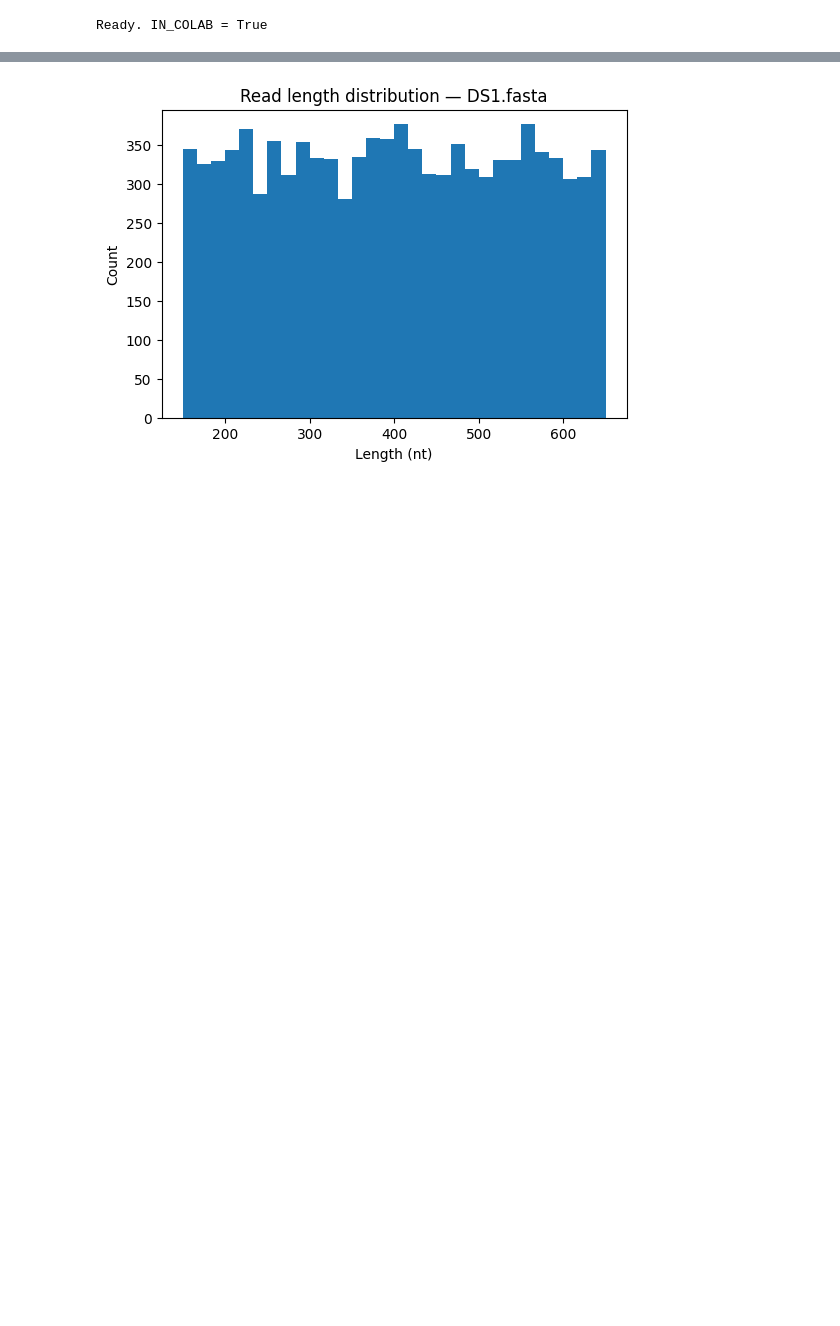
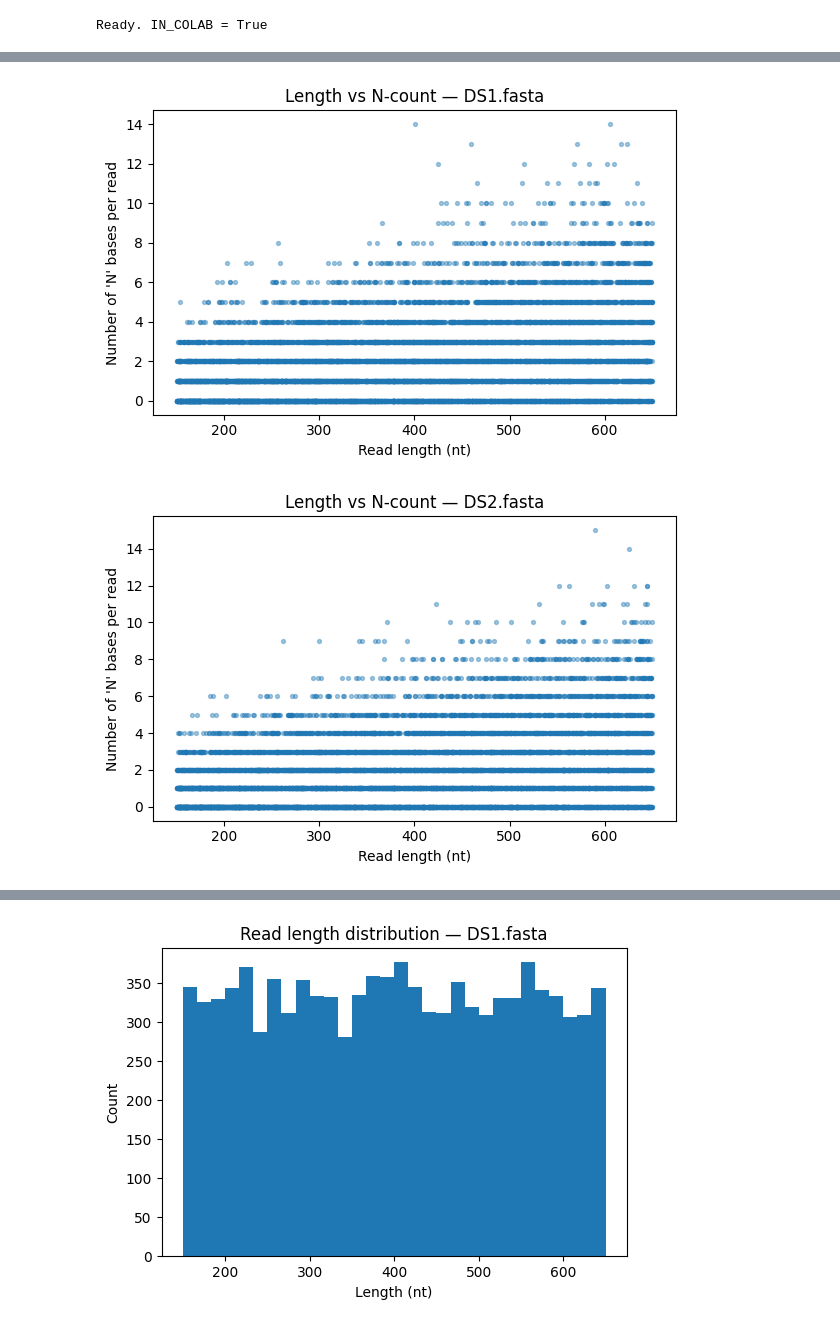
Before and after one commit to svetlanama/experimental_design_and_data_reproducibility, a Jupyter notebook: _Svitlana_Surname_Practical2_identifier.ipynb, the cells around one changed output, grey strips where cells are left out. Saved outputs shown, nothing was run; the diff lists cells and outputs as text; code cells hidden in the pictures; blank space fills up the shorter version.

```diff
--- a/_Svitlana_Surname_Practical2_identifier.ipynb
+++ b/_Svitlana_Surname_Practical2_identifier.ipynb
@@ -174,0 +179,13 @@ summary
+# %%
+# Plot 2: DNA length vs number of N ambiguities
+for fname, g in reads_df.groupby("file"):
+    plt.figure(figsize=(6,4))
+    plt.scatter(g["length"], g["n_count"], s=8, alpha=0.4)
+    plt.title(f"Length vs N-count — {fname}")
+    plt.xlabel("Read length (nt)")
+    plt.ylabel("Number of 'N' bases per read")
+    plt.tight_layout()
+    plt.show()
+# %% [output]
+[figure, added]
+[figure, added]
```
Also changed, not shown: parts of 9 cells of this notebook.
